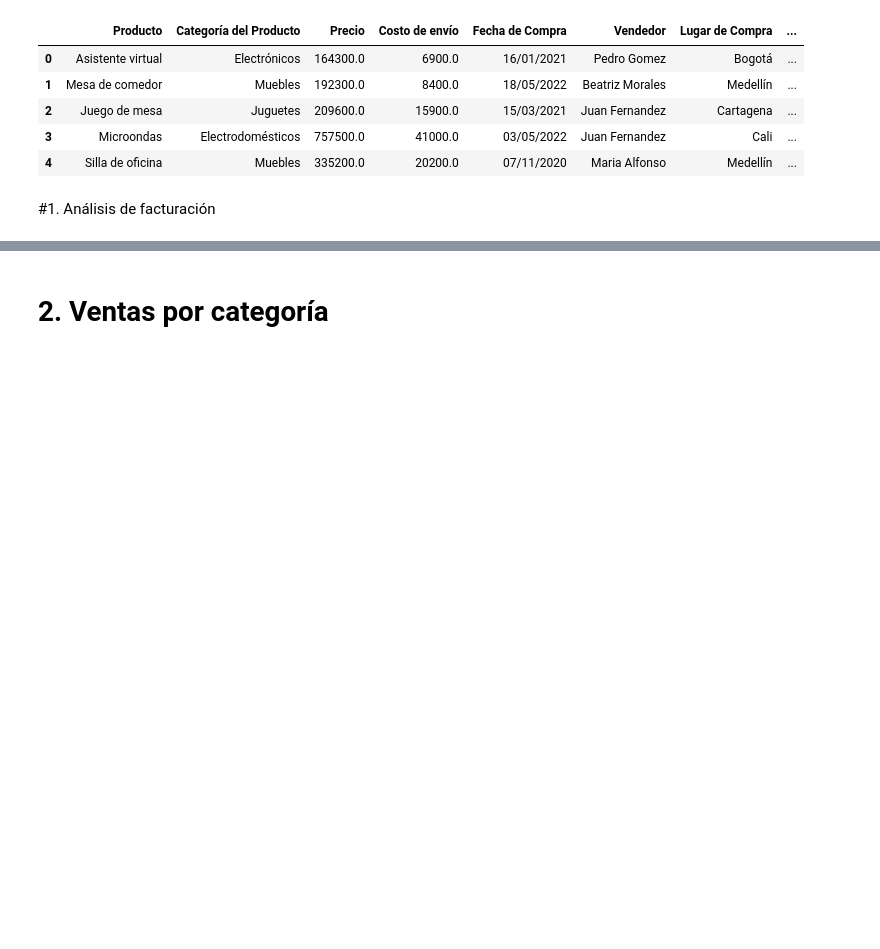
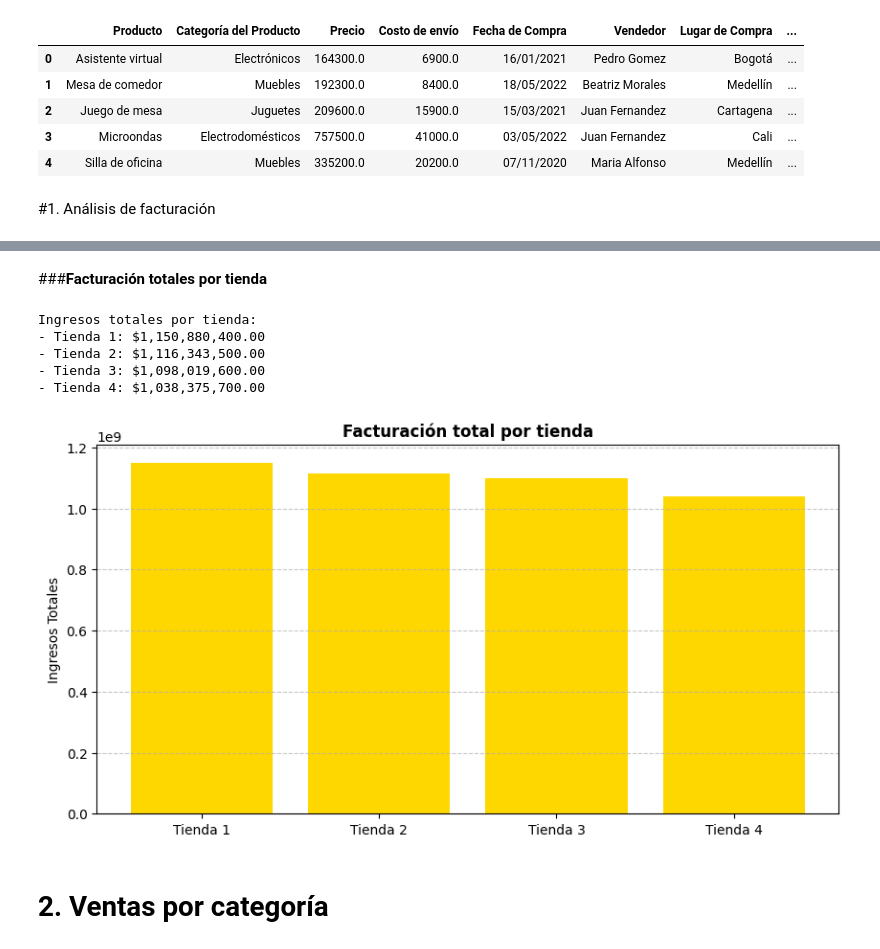
Before and after one commit to maufonseca18/Challenge-Alura-Store-, a Jupyter notebook: AluraStoreLatam.ipynb, the cells around one changed output, grey strips where cells are left out. Cells and saved outputs as stored; diff of their text form; code cells hidden in the pictures; blank space fills up the shorter version.

```diff
--- a/AluraStoreLatam.ipynb
+++ b/AluraStoreLatam.ipynb
@@ -28,3 +82,46 @@ tienda.head()
+# %% [markdown]
+###**Facturación totales por tienda**
+# %%
+import pandas as pd
+import matplotlib.pyplot as plt
+
+urls = {
+    'Tienda 1': "https://raw.githubusercontent.com/alura-es-cursos/challenge1-data-science-latam/main/base-de-datos-challenge1-latam/tienda_1%20.csv",
+    'Tienda 2': "https://raw.githubusercontent.com/alura-es-cursos/challenge1-data-science-latam/main/base-de-datos-challenge1-latam/tienda_2.csv",
+    'Tienda 3': "https://raw.githubusercontent.com/alura-es-cursos/challenge1-data-science-latam/main/base-de-datos-challenge1-latam/tienda_3.csv",
+    'Tienda 4': "https://raw.githubusercontent.com/alura-es-cursos/challenge1-data-science-latam/main/base-de-datos-challenge1-latam/tienda_4.csv"
+}
+store_dfs = {}
+ingresos = {}
+
+for nombre, url in urls.items():
+    df = pd.read_csv(url)
+    store_dfs[nombre] = df
+    ingresos[nombre] = df['Precio'].sum()
+
+print("Ingresos totales por tienda:")
+for tienda_nombre, total in ingresos.items():
+    print(f"- {tienda_nombre}: ${total:,.2f}")
+facturacion = {
+    'Tienda 1': store_dfs['Tienda 1']['Precio'].sum(),
+    'Tienda 2': store_dfs['Tienda 2']['Precio'].sum(),
+    'Tienda 3': store_dfs['Tienda 3']['Precio'].sum(),
+    'Tienda 4': store_dfs['Tienda 4']['Precio'].sum()
+}
+
+plt.figure(figsize=(10,5))
+plt.bar(facturacion.keys(), facturacion.values(), color= 'Gold')
+plt.title('Facturación total por tienda',fontweight = 'bold')
+plt.ylabel('Ingresos Totales')
+plt.grid(axis= 'y', linestyle = '--',alpha=0.7)
+plt.show()
+# %% [output]
+Ingresos totales por tienda:
+- Tienda 1: $1,150,880,400.00
+- Tienda 2: $1,116,343,500.00
+- Tienda 3: $1,098,019,600.00
+- Tienda 4: $1,038,375,700.00
+[figure, added]
 # %% [markdown]
 # 2. Ventas por categoría
 # %% [markdown]
```
Also changed, not shown: parts of 4 cells of this notebook.
